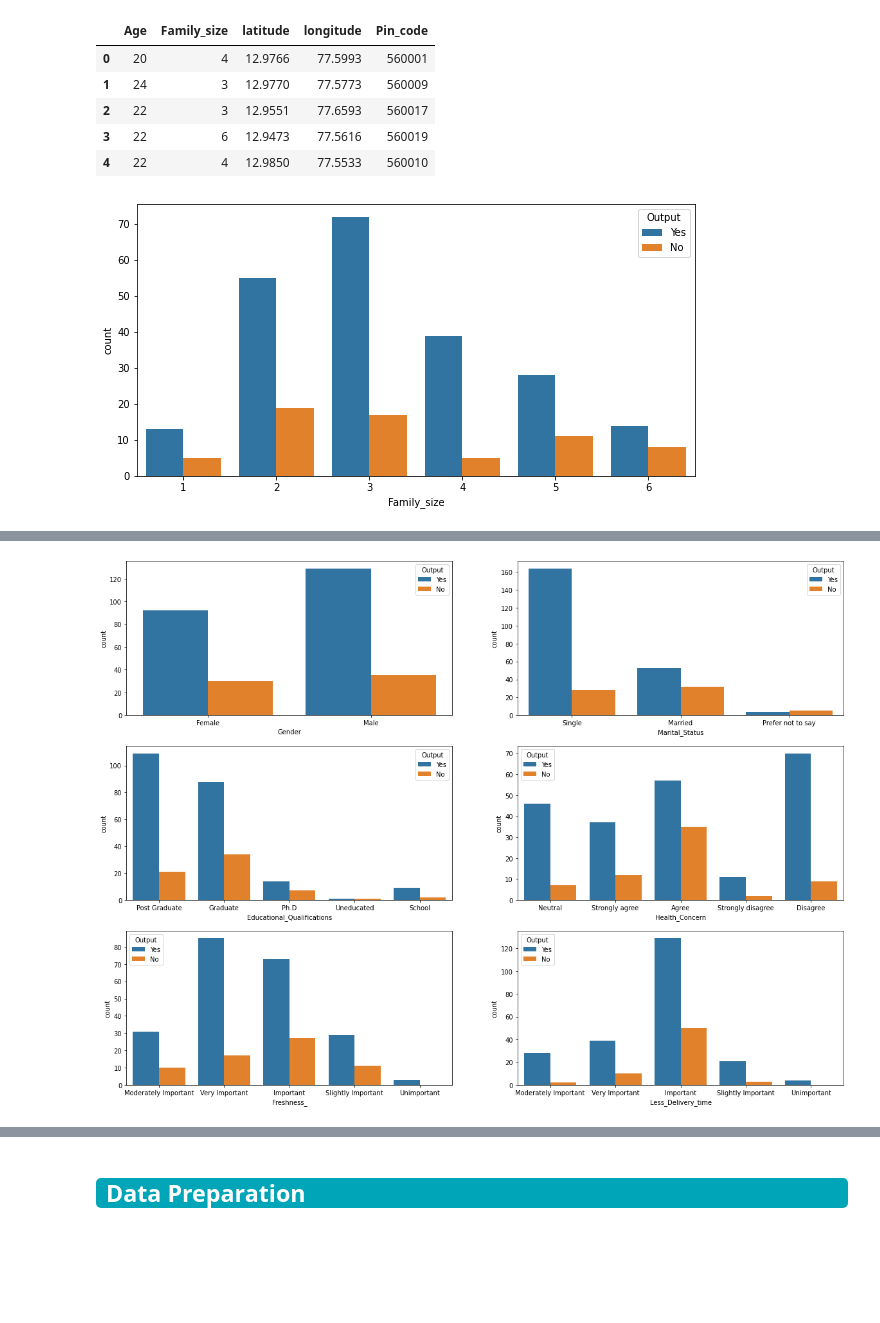
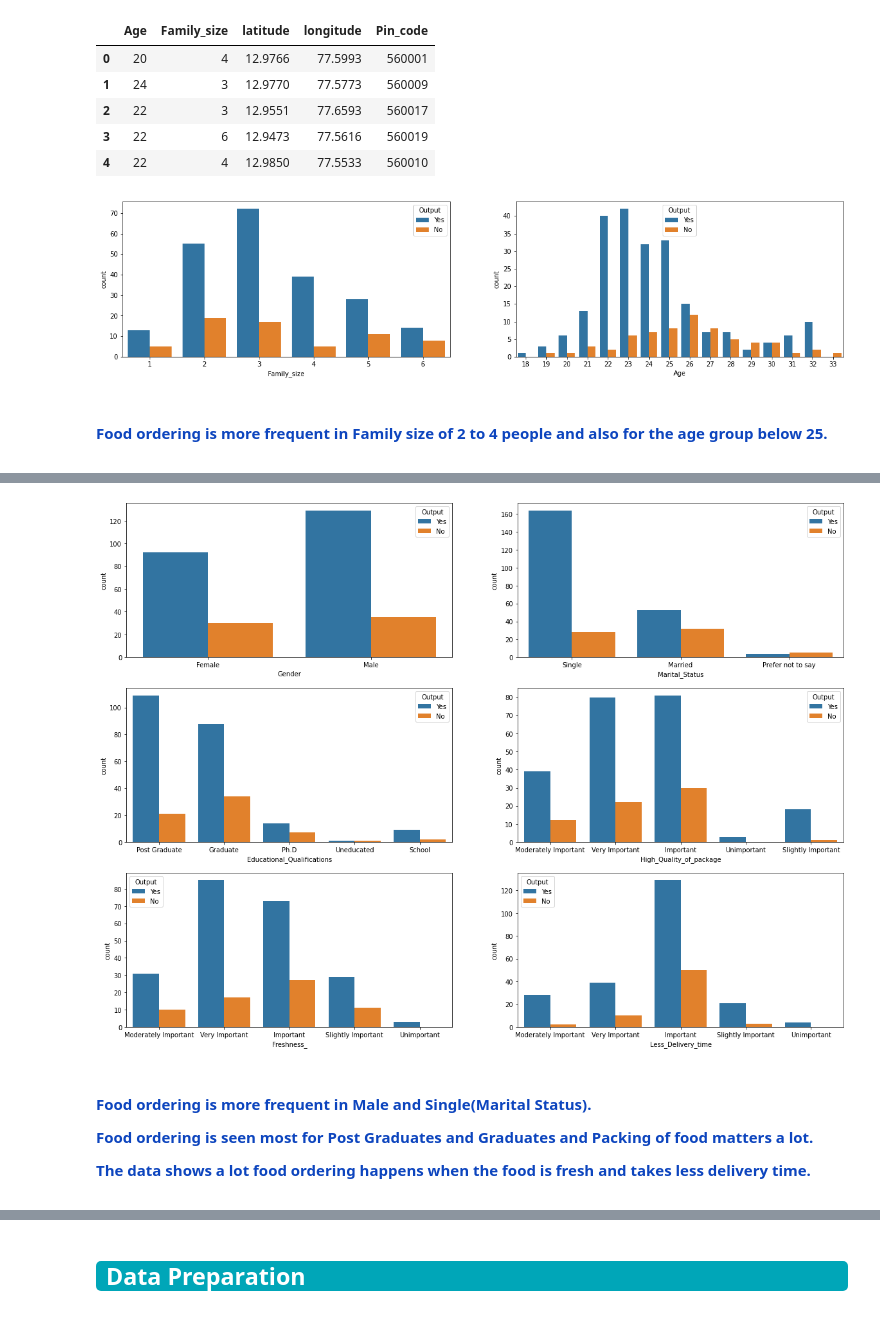
Before and after one commit to yashkanakia/DataScience, a Jupyter notebook: Customer Churn Prediction/CustomerChurnPrediction.ipynb, the cells around one changed output, grey strips where cells are left out. Saved outputs shown, nothing was run; the diff lists cells and outputs as text; code cells hidden in the pictures; blank space fills up the shorter version.

```diff
--- a/Customer Churn Prediction/CustomerChurnPrediction.ipynb
+++ b/Customer Churn Prediction/CustomerChurnPrediction.ipynb
@@ -114,11 +119,19 @@ num_df.head()
 | 3 | 22 | 6 | 12.9473 | 77.5616 | 560019 |
 | 4 | 22 | 4 | 12.9850 | 77.5533 | 560010 |
 # %%
-fig = plt.figure(figsize=(10,5))
-sns.countplot(data = food_df, x = 'Family_size',hue='Output')
+fig = plt.figure(figsize=(20,15))
+
+ax1 = fig.add_subplot(3,2,1)
+sns.countplot(data = food_df, x = 'Family_size', ax = ax1,hue='Output')
+
+
+ax1 = fig.add_subplot(3,2,2)
+sns.countplot(data = food_df, x = 'Age', ax = ax1,hue='Output')
 plt.show()
 # %% [output]
-[figure, old version]
+[figure, new version]
+# %% [markdown]
+<h4><p style="color:#0d45be">Food ordering is more frequent in Family size of 2 to 4 people and also for the age group below 25.</p></h4>
 # %%
 #Analysis of Categorical Columns
 cat_df = food_df.select_dtypes(include = 'object').copy()
@@ -146,7 +159,7 @@ ax1 = fig.add_subplot(3,2,3)
 sns.countplot(data = food_df, x = 'Educational_Qualifications', ax = ax1,hue='Output')
 
 ax1 = fig.add_subplot(3,2,4)
-sns.countplot(data = food_df, x = 'Health_Concern', ax = ax1,hue='Output')
+sns.countplot(data = food_df, x = 'High_Quality_of_package', ax = ax1,hue='Output')
 
 ax1 = fig.add_subplot(3,2,5)
 sns.countplot(data = food_df, x = 'Freshness_', ax = ax1,hue='Output')
@@ -155,7 +168,10 @@ ax1 = fig.add_subplot(3,2,6)
 sns.countplot(data = food_df, x = 'Less_Delivery_time', ax = ax1,hue='Output')
 plt.show()
 # %% [output]
-[figure, old version]
+[figure, new version]
+# %% [markdown]
+<h4><p style="color:#0d45be">Food ordering is more frequent in Male and Single(Marital Status).</p>
+<p style="color:#0d45be">Food ordering is seen most for Post Graduates and Graduates and Packing of food matters a lot.</p><p style="color:#0d45be">The data shows a lot food ordering happens when the food is fresh and takes  less delivery time.</p></h4>
 # %%
 #Overview of the Data on Map to check possible clusters based on number of Customers
 
```
Also changed, not shown: parts of 30 cells of this notebook, 1 other file.
